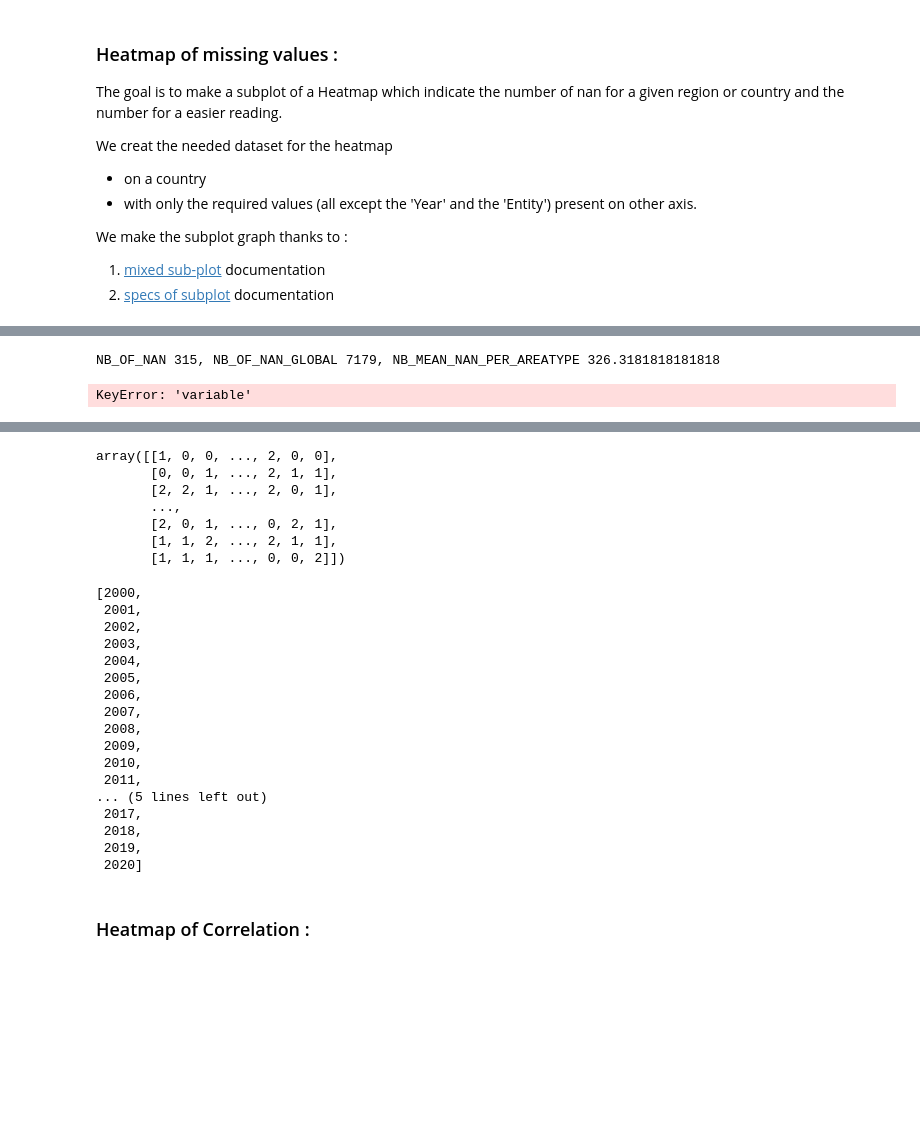
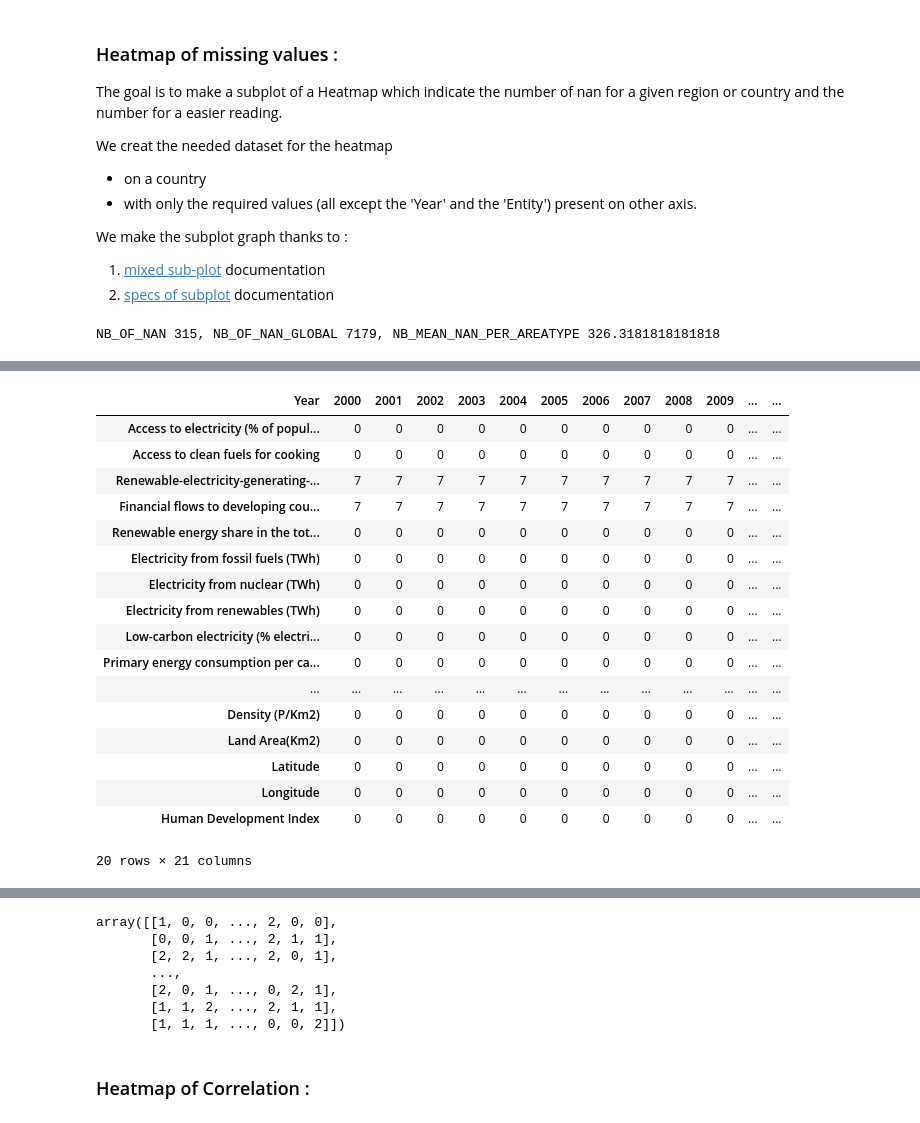
Before and after one commit to Projet-ESIEE/DashBoard-Energy, a Jupyter notebook: dataViz.ipynb, the cells around one changed output, grey strips where cells are left out. Cells and saved outputs as stored; diff of their text form; code cells hidden in the pictures; blank space fills up the shorter version.

Commit message:
function heatmap fine

```diff
--- a/dataViz.ipynb
+++ b/dataViz.ipynb
@@ -161,4 +161,8 @@ def heatmap(df_heatmap : pd.DataFrame  = df_energy, area_type : str = "Entity",
     )
 
 
-    return df_heat_na, heatmap
+    return heatmap
+
+heatmap()
+# %% [output]
+NB_OF_NAN 315, NB_OF_NAN_GLOBAL 7179, NB_MEAN_NAN_PER_AREATYPE 326.3181818181818
@@ -165,9 +170,21 @@ def heatmap(df_heatmap : pd.DataFrame  = df_energy, area_type : str = "Entity",
+| Year | 2000 | 2001 | 2002 | 2003 | 2004 | 2005 | 2006 | 2007 | 2008 | 2009 | ... | ... |
+| Access to electricity (% of popul... | 0 | 0 | 0 | 0 | 0 | 0 | 0 | 0 | 0 | 0 | ... | ... |
+| Access to clean fuels for cooking | 0 | 0 | 0 | 0 | 0 | 0 | 0 | 0 | 0 | 0 | ... | ... |
+| Renewable-electricity-generating-... | 7 | 7 | 7 | 7 | 7 | 7 | 7 | 7 | 7 | 7 | ... | ... |
+| Financial flows to developing cou... | 7 | 7 | 7 | 7 | 7 | 7 | 7 | 7 | 7 | 7 | ... | ... |
+| Renewable energy share in the tot... | 0 | 0 | 0 | 0 | 0 | 0 | 0 | 0 | 0 | 0 | ... | ... |
+| Electricity from fossil fuels (TWh) | 0 | 0 | 0 | 0 | 0 | 0 | 0 | 0 | 0 | 0 | ... | ... |
+| Electricity from nuclear (TWh) | 0 | 0 | 0 | 0 | 0 | 0 | 0 | 0 | 0 | 0 | ... | ... |
+| Electricity from renewables (TWh) | 0 | 0 | 0 | 0 | 0 | 0 | 0 | 0 | 0 | 0 | ... | ... |
+| Low-carbon electricity (% electri... | 0 | 0 | 0 | 0 | 0 | 0 | 0 | 0 | 0 | 0 | ... | ... |
+| Primary energy consumption per ca... | 0 | 0 | 0 | 0 | 0 | 0 | 0 | 0 | 0 | 0 | ... | ... |
+| ... | ... | ... | ... | ... | ... | ... | ... | ... | ... | ... | ... | ... |
+| Density (P/Km2) | 0 | 0 | 0 | 0 | 0 | 0 | 0 | 0 | 0 | 0 | ... | ... |
+| Land Area(Km2) | 0 | 0 | 0 | 0 | 0 | 0 | 0 | 0 | 0 | 0 | ... | ... |
+| Latitude | 0 | 0 | 0 | 0 | 0 | 0 | 0 | 0 | 0 | 0 | ... | ... |
+| Longitude | 0 | 0 | 0 | 0 | 0 | 0 | 0 | 0 | 0 | 0 | ... | ... |
+| Human Development Index | 0 | 0 | 0 | 0 | 0 | 0 | 0 | 0 | 0 | 0 | ... | ... |
+20 rows × 21 columns
-# %%
-df_heat_na = heatmap(area_type="Region", area_name="Western Europe")
-df_heat_na[1].show()
-# %% [output]
-NB_OF_NAN 315, NB_OF_NAN_GLOBAL 7179, NB_MEAN_NAN_PER_AREATYPE 326.3181818181818
-KeyError: 'variable'
 # %%
 def heatmap(df_heatmap : pd.DataFrame  = df_energy, area_type : str = "Entity", area_name : str = "Afghanistan") -> go.Figure :
 
@@ -239,26 +256,6 @@ array([[1, 0, 0, ..., 2, 0, 0],
        [2, 0, 1, ..., 0, 2, 1],
        [1, 1, 2, ..., 2, 1, 1],
        [1, 1, 1, ..., 0, 0, 2]])
-# %%
-df_energy['Year'].unique().tolist()
-# %% [output]
-[2000,
- 2001,
- 2002,
- 2003,
- 2004,
- 2005,
- 2006,
- 2007,
- 2008,
- 2009,
- 2010,
- 2011,
-... (5 lines left out)
- 2017,
- 2018,
- 2019,
- 2020]
 # %% [markdown]
  ### Heatmap of Correlation :
 # %%
```
Also changed, not shown: parts of 1 cell of this notebook.
